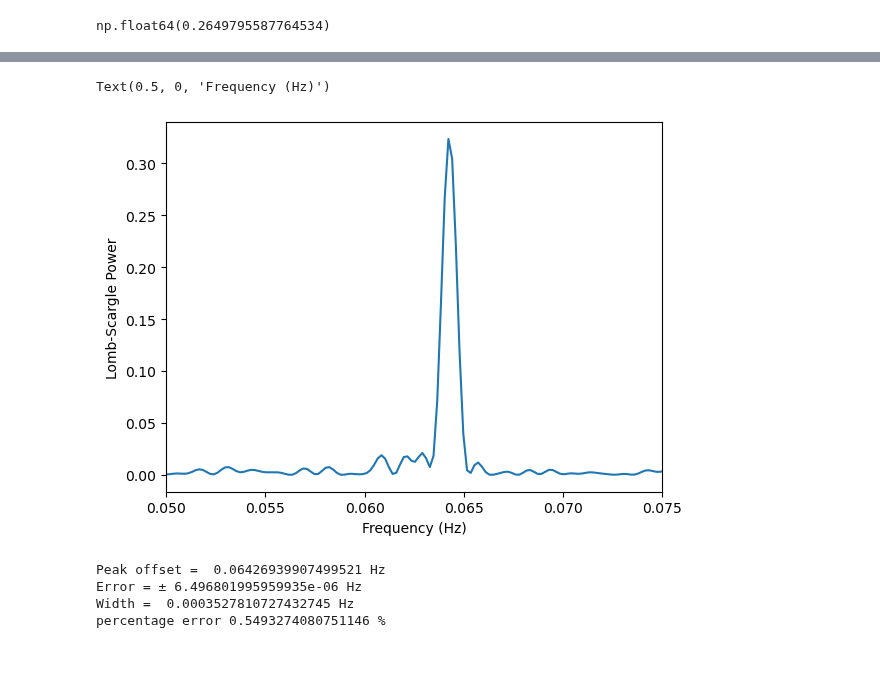
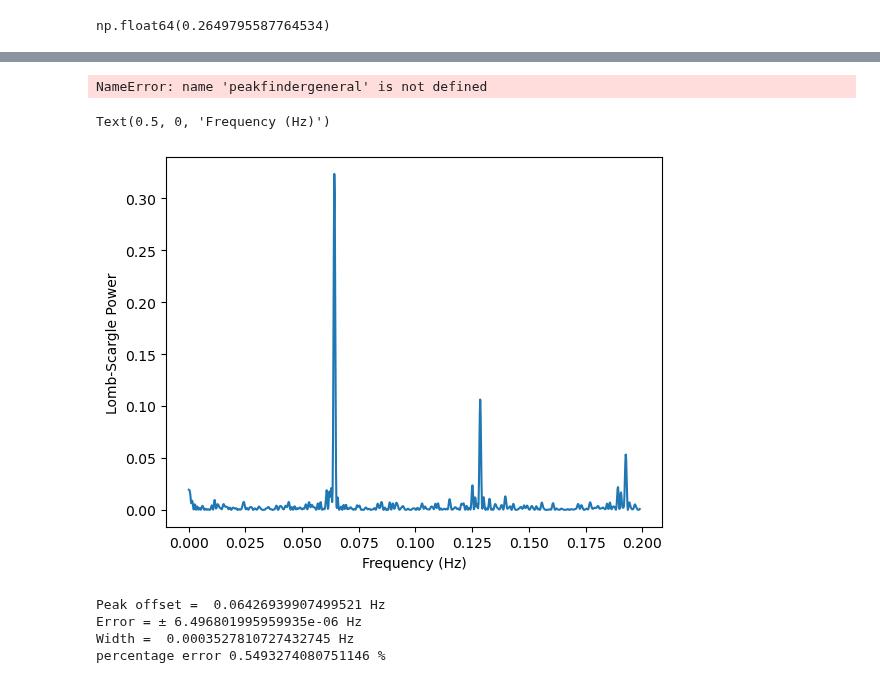
Before and after one commit to phoeberyder/atlas_rb, a Jupyter notebook: period_investigation.ipynb, the cells around one changed output, grey strips where cells are left out. Cells and saved outputs as stored; diff of their text form; code cells hidden in the pictures.

```diff
--- a/period_investigation.ipynb
+++ b/period_investigation.ipynb
@@ -98,12 +146,16 @@ frequency, power = LombScargle(time, summed_spec).autopower(method = 'slow', nyq
+# %%
+peak_f, peak_T = peakfindergeneral(ls_rowwise_freq, ls_rowwise_summed)
+# %% [output]
+NameError: name 'peakfindergeneral' is not defined
 # %%
 fig, ax = plt.subplots()
 ax.plot(frequency, power)
-ax.set_xlim(0.05, 0.075)
+# ax.set_xlim(0.05, 0.075)
 plt.ylabel('Lomb-Scargle Power')
 plt.xlabel('Frequency (Hz)')
 # %% [output]
 Text(0.5, 0, 'Frequency (Hz)')
-[figure, old version]
+[figure, new version]
 # %%
 from scipy.optimize import curve_fit
 
```
Also changed, not shown: parts of 18 cells of this notebook, 1 other file.
